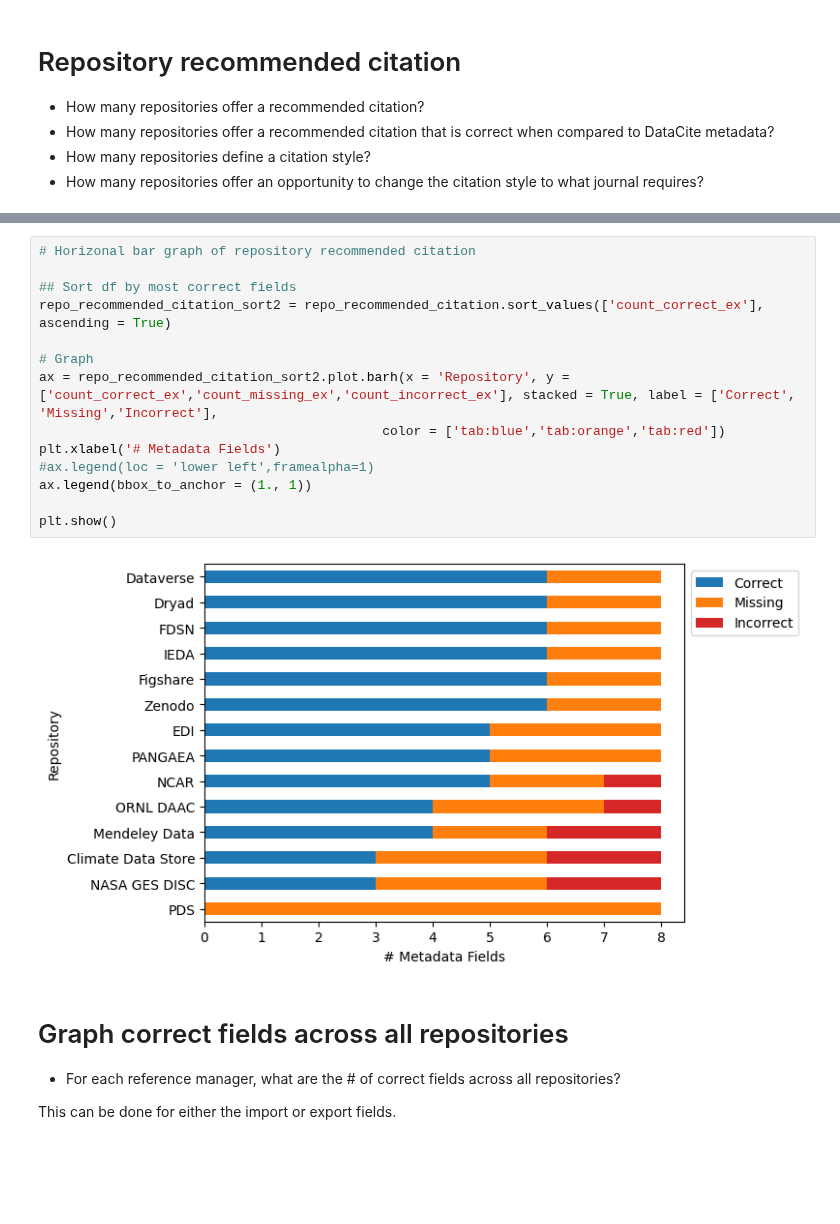
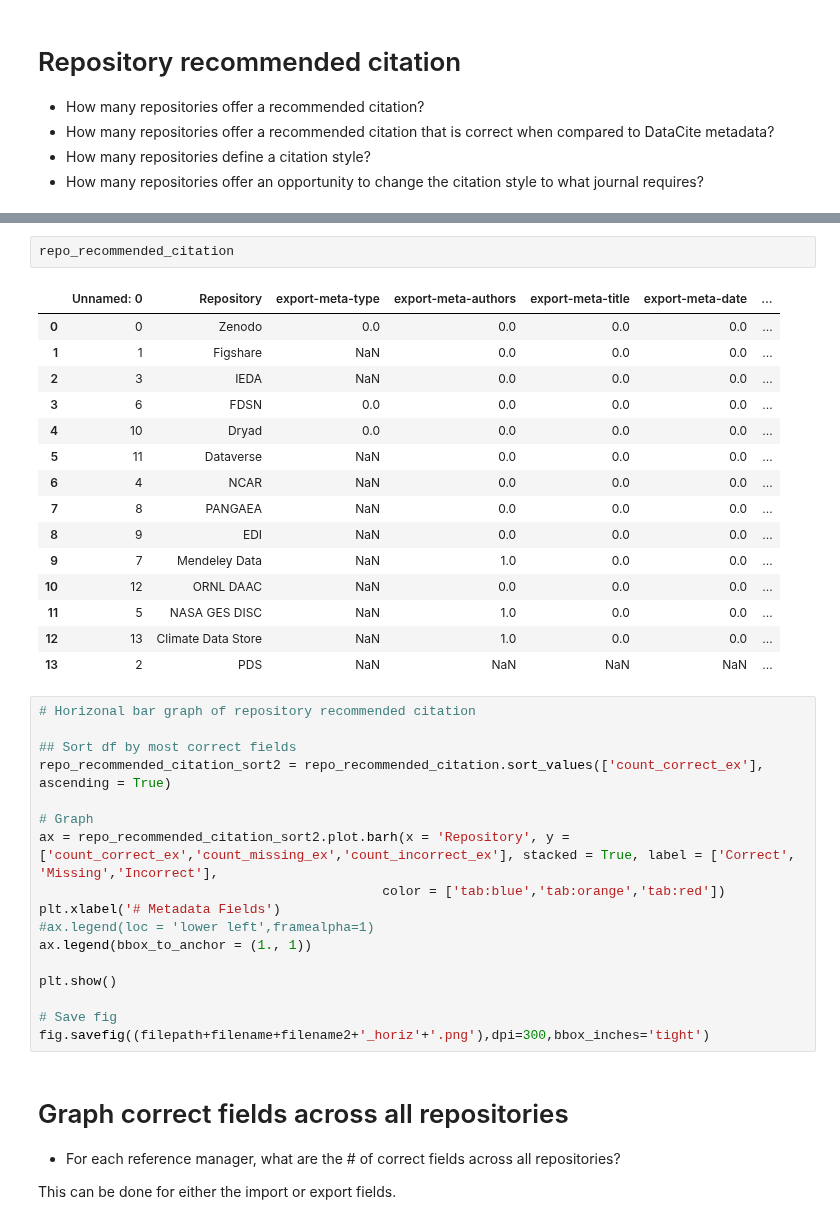
Before and after one commit to kvrouwenvelder/reference-manager-analysis, a Jupyter notebook: reference-manager-citations-ESIP.ipynb, the cells around one changed output, grey strips where cells are left out. Saved outputs shown, nothing was run; the diff lists cells and outputs as text; blank space fills up the shorter version.

Commit message:
fixed issue with overwrite of repo-recommended-citation data in folder

```diff
--- a/reference-manager-citations-ESIP.ipynb
+++ b/reference-manager-citations-ESIP.ipynb
@@ -195,19 +197,38 @@ repo_recommended_citation_sort.iloc[:,[0,5,6,7,8,9,10,11,12,13,14,15]].to_csv(st
-# %%
-# Horizonal bar graph of repository recommended citation
-
-## Sort df by most correct fields
-repo_recommended_citation_sort2 = repo_recommended_citation.sort_values(['count_correct_ex'], ascending = True)
-
-# Graph
-ax = repo_recommended_citation_sort2.plot.barh(x = 'Repository', y = ['count_correct_ex','count_missing_ex','count_incorrect_ex'], stacked = True, label = ['Correct', 'Missing','Incorrect'],
-                                            color = ['tab:blue','tab:orange','tab:red'])
-plt.xlabel('# Metadata Fields')
-#ax.legend(loc = 'lower left',framealpha=1)
-ax.legend(bbox_to_anchor = (1., 1))
-
-plt.show()
-# %% [output]
-[figure, removed]
+# %%
+repo_recommended_citation
+# %% [output]
+|  | Unnamed: 0 | Repository | export-meta-type | export-meta-authors | export-meta-title | export-meta-date | ... |
+| 0 | 0 | Zenodo | 0.0 | 0.0 | 0.0 | 0.0 | ... |
+| 1 | 1 | Figshare | NaN | 0.0 | 0.0 | 0.0 | ... |
+| 2 | 3 | IEDA | NaN | 0.0 | 0.0 | 0.0 | ... |
+| 3 | 6 | FDSN | 0.0 | 0.0 | 0.0 | 0.0 | ... |
+| 4 | 10 | Dryad | 0.0 | 0.0 | 0.0 | 0.0 | ... |
+| 5 | 11 | Dataverse | NaN | 0.0 | 0.0 | 0.0 | ... |
+| 6 | 4 | NCAR | NaN | 0.0 | 0.0 | 0.0 | ... |
+| 7 | 8 | PANGAEA | NaN | 0.0 | 0.0 | 0.0 | ... |
+| 8 | 9 | EDI | NaN | 0.0 | 0.0 | 0.0 | ... |
+| 9 | 7 | Mendeley Data | NaN | 1.0 | 0.0 | 0.0 | ... |
+| 10 | 12 | ORNL DAAC | NaN | 0.0 | 0.0 | 0.0 | ... |
+| 11 | 5 | NASA GES DISC | NaN | 1.0 | 0.0 | 0.0 | ... |
+| 12 | 13 | Climate Data Store | NaN | 1.0 | 0.0 | 0.0 | ... |
+| 13 | 2 | PDS | NaN | NaN | NaN | NaN | ... |
+# %%
+# Horizonal bar graph of repository recommended citation
+
+## Sort df by most correct fields
+repo_recommended_citation_sort2 = repo_recommended_citation.sort_values(['count_correct_ex'], ascending = True)
+
+# Graph
+ax = repo_recommended_citation_sort2.plot.barh(x = 'Repository', y = ['count_correct_ex','count_missing_ex','count_incorrect_ex'], stacked = True, label = ['Correct', 'Missing','Incorrect'],
+                                            color = ['tab:blue','tab:orange','tab:red'])
+plt.xlabel('# Metadata Fields')
+#ax.legend(loc = 'lower left',framealpha=1)
+ax.legend(bbox_to_anchor = (1., 1))
+
+plt.show()
+
+# Save fig
+fig.savefig((filepath+filename+filename2+'_horiz'+'.png'),dpi=300,bbox_inches='tight')
 # %% [markdown]
 # Graph correct fields across all repositories
 * For each reference manager, what are the # of correct fields across all repositories?
```
Also changed, not shown: parts of 13 cells of this notebook.
